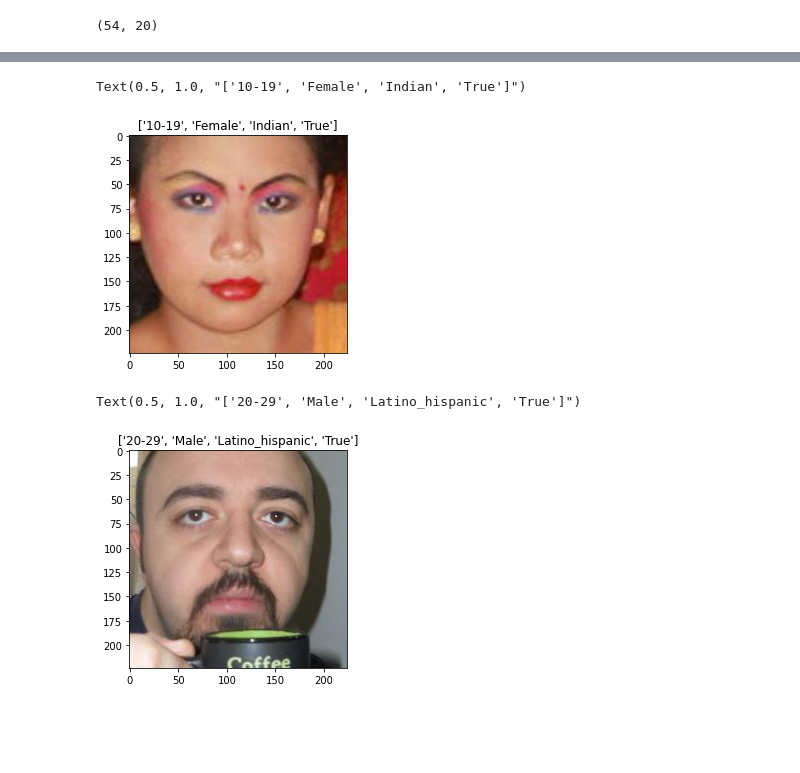
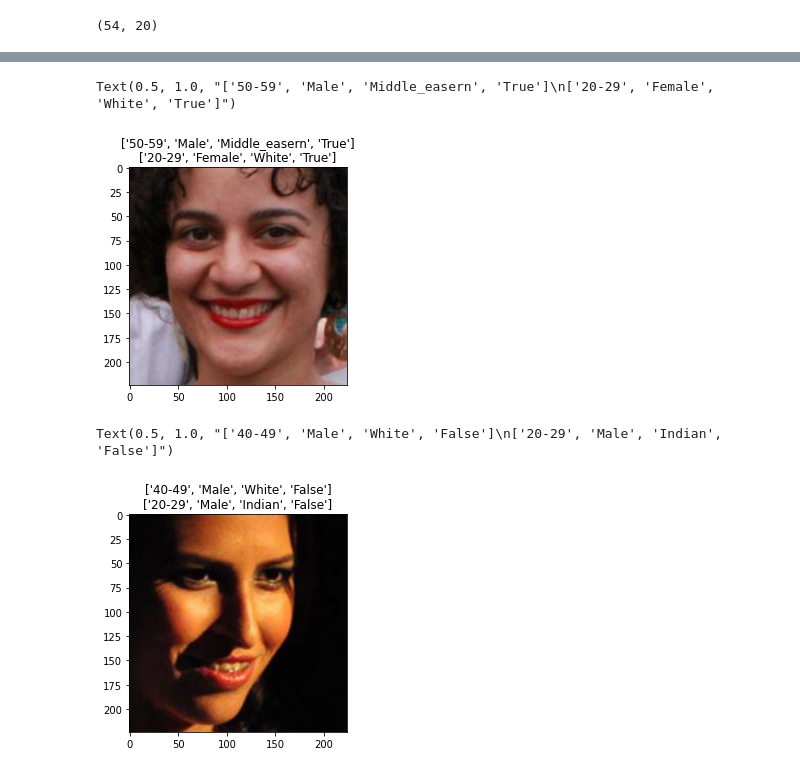
Before and after one commit to Schify/FacExcerciseBook, a Jupyter notebook: DL_Get_trained.ipynb, the cells around one changed output, grey strips where cells are left out. Saved outputs shown, nothing was run; the diff lists cells and outputs as text; code cells hidden in the pictures; blank space fills up the shorter version.

```diff
--- a/DL_Get_trained.ipynb
+++ b/DL_Get_trained.ipynb
@@ -150,5 +187,7 @@ class MulticatLoss(keras.losses.Loss):
 # %%
-callback = tf.keras.callbacks.EarlyStopping(monitor='binary_accuracy', patience=3)
+
+
+callback = tf.keras.callbacks.EarlyStopping(monitor='val_category_accuracy', patience=20)
 #creating the neural network
 def build_model(hp):
   inputs = keras.Input(shape=(train_embeddings.shape[1],))
@@ -156,16 +195,17 @@ def build_model(hp):
 
   hp_activation=hp.Choice('activation', values=["relu","sigmoid"])
   x = keras.layers.Dense(units=hp.Int('units1', min_value=32, max_value=512, step=16), activation=hp.Choice('activation', values=["relu","sigmoid"]))(inputs)
-  dp_rate=hp.Choice('rate1', values=[0.1,0.3,0.5,0.8])
-  dp_rate2=hp.Choice('rate2', values=[0.1,0.3,0.5,0.8])
+  dp_rate=0.1+hp.Choice('rate1', values=[0.1,0.3,0.4])
+  dp_rate2=0.1+hp.Choice('rate2', values=[0.1,0.3,0.4])
   x = keras.layers.Dropout(rate=dp_rate)(x)
 
   x = keras.layers.Dense(units=hp.Int('units2', min_value=32, max_value=512, step=16), activation=hp.Choice('activation', values=["relu","sigmoid"]))(x)
   x = keras.layers.Dropout(rate=dp_rate2)(x)
 
   x = keras.layers.Dense(units=hp.Int('units3', min_value=32, max_value=512, step=16), activation=hp.Choice('activation', values=["relu","sigmoid"]),)(x)
+  x = keras.layers.BatchNormalization()(x)
   x = keras.layers.Dense(units=hp.Int('units4', min_value=32, max_value=512, step=16), activation=hp.Choice('activation', values=["relu","sigmoid"]),)(x)
-
+  x = keras.layers.BatchNormalization()(x)
   #each category needs to have its own softmax activation layer
   xs = [keras.layers.Dense(values.shape[0], activation="softmax")(x) for values in OHEC.categories_]#separate categories
   outputs = tf.keras.layers.Concatenate()(xs)
@@ -175,12 +215,14 @@ def build_model(hp):
   model.compile(
     loss=MulticatLoss(),#every bit needs to converge, maybe weighting is also needed
     optimizer=keras.optimizers.Adam(learning_rate=hp_learning_rate),
-    metrics=["binary_accuracy"])#every bit has to be looked at separately
+    metrics=[outMetric,"binary_accuracy"])#every bit has to be looked at separately
   return model
 # %%
+
+
 tuner = Hyperband(
     build_model,
-    objective='binary_accuracy',
+    kt.Objective("val_category_accuracy", direction="max"),
     factor=10,
     max_epochs=100,
     directory='output',
@@ -311,17 +337,32 @@ for i in range(4):
+# %%
+
+ages = ["0-2","10-19","20-29","3-9","30-39","40-49","50-59","60-69","more than 70"]
+sexes = ["Female","Male"]
+races = ["Black","East Asian","Indian","Latino_hispanic",
+         "Middle_easern", "Southest Asian","White"]
+
+rnds = ["False","True"]
+def array_to_labels(arr):
+  arr = np.atleast_2d(arr)
+  return [ages[np.argmax(arr[:, 0:9])],sexes[np.argmax(arr[:, 9:11])],races[np.argmax(arr[:, 11:18])], rnds[np.argmax(arr[:, 18:20])]]
+# %%
+predicted_labels=[array_to_labels(pred) for pred in predictions]
+true_test_labels = [array_to_labels(lab) for lab in test_labels]
 # %%
 #loading and polotting an image that we will provide at the github repo
-img = plt.imread("5.jpg")
+img = plt.imread("val/15.jpg")
 plt.imshow(img)
-plt.title(predicted)
+plt.title(str(true_test_labels[15])+"\n"+str(predicted_labels[15]))
 # %% [output]
-Text(0.5, 1.0, "['10-19', 'Female', 'Indian', 'True']")
+Text(0.5, 1.0, "['50-59', 'Male', 'Middle_easern', 'True']\n['20-29', 'Female', 'White', 'True']")
-[figure, old version]
+[figure, new version]
 # %%
-img = plt.imread("7.jpg")
+
+img = plt.imread("val/18.jpg")
 plt.imshow(img)
-plt.title(predicted)
+plt.title(str(true_test_labels[18])+"\n"+str(predicted_labels[18]))
 # %% [output]
-Text(0.5, 1.0, "['20-29', 'Male', 'Latino_hispanic', 'True']")
+Text(0.5, 1.0, "['40-49', 'Male', 'White', 'False']\n['20-29', 'Male', 'Indian', 'False']")
-[figure, old version]
+[figure, new version]
 # %%
 predictions
```
Also changed, not shown: parts of 24 cells of this notebook.
